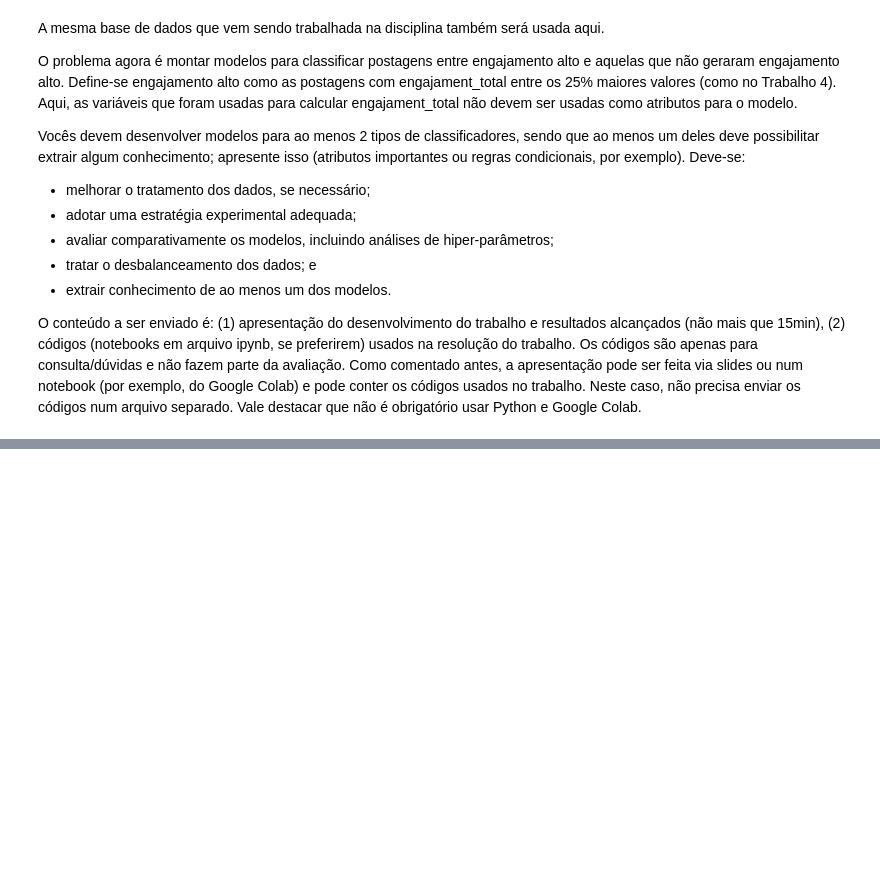
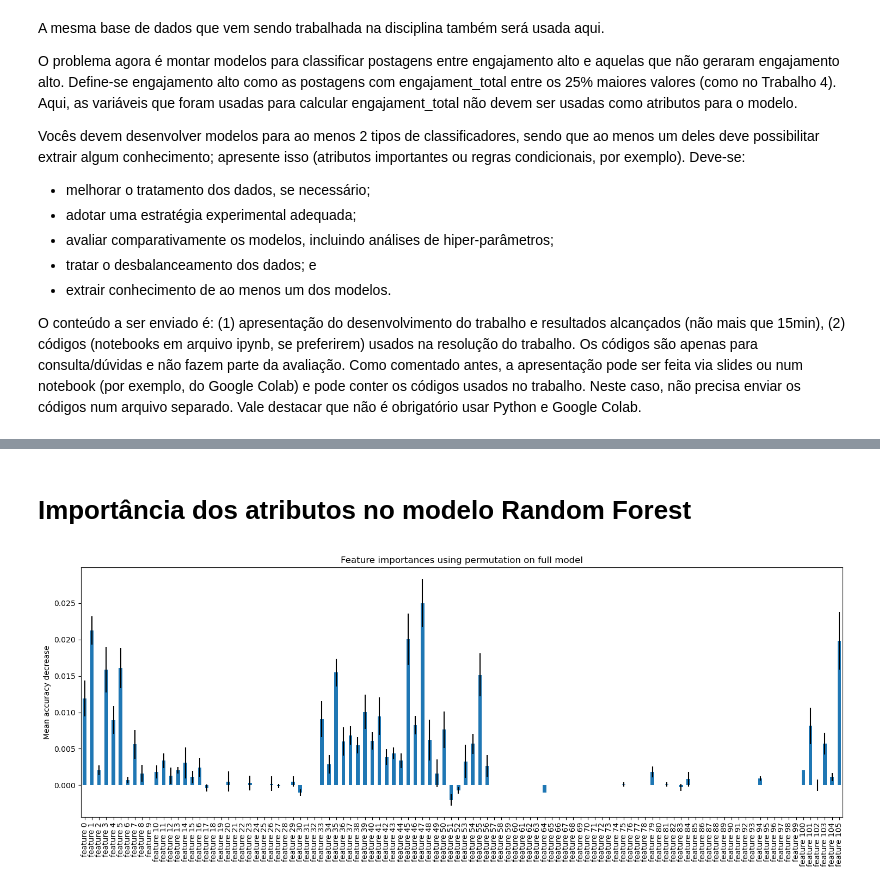
Before and after one commit to Patrick448/Data-Mining, a Jupyter notebook: 4-classification/classification.ipynb, the cells around one changed output, grey strips where cells are left out. Cells and saved outputs as stored; diff of their text form; code cells hidden in the pictures; blank space fills up the shorter version.

```diff
--- a/4-classification/classification.ipynb
+++ b/4-classification/classification.ipynb
@@ -44,0 +236,31 @@ df
+# %% [markdown]
+# Importância dos atributos no modelo Random Forest
+# %%
+import time
+from sklearn.inspection import permutation_importance
+
+xTreino, xTeste, yTreino, yTeste = train_test_split( df_x, df_y, test_size=0.3, random_state=13 )
+random_forest = RandomForestClassifier(n_estimators=100, random_state=42)
+random_forest.fit(xTreino, yTreino)
+
+feature_names = [f"feature {i}" for i in range(df_x.shape[1])]
+start_time = time.time()
+result = permutation_importance(
+    random_forest, df_x, df_y, n_repeats=10, random_state=42, n_jobs=2
+)
+elapsed_time = time.time() - start_time
+print(f"Elapsed time to compute the importances: {elapsed_time:.3f} seconds")
+
+forest_importances = pd.Series(result.importances_mean, index=feature_names)
+# %%
+
+fig, ax = plt.subplots()
+forest_importances.plot.bar(yerr=result.importances_std, ax=ax)
+ax.set_title("Feature importances using permutation on full model")
+ax.set_ylabel("Mean accuracy decrease")
+#figsize
+fig.set_size_inches(15, 6)
+fig.tight_layout()
+plt.show()
+# %% [output]
+[figure, added]
```
Also changed, not shown: parts of 13 cells of this notebook.
